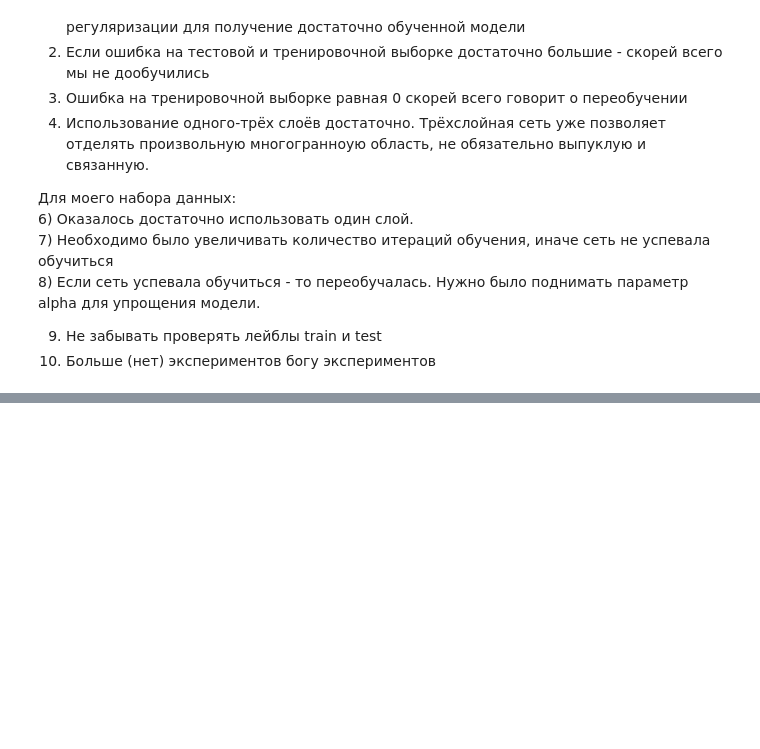
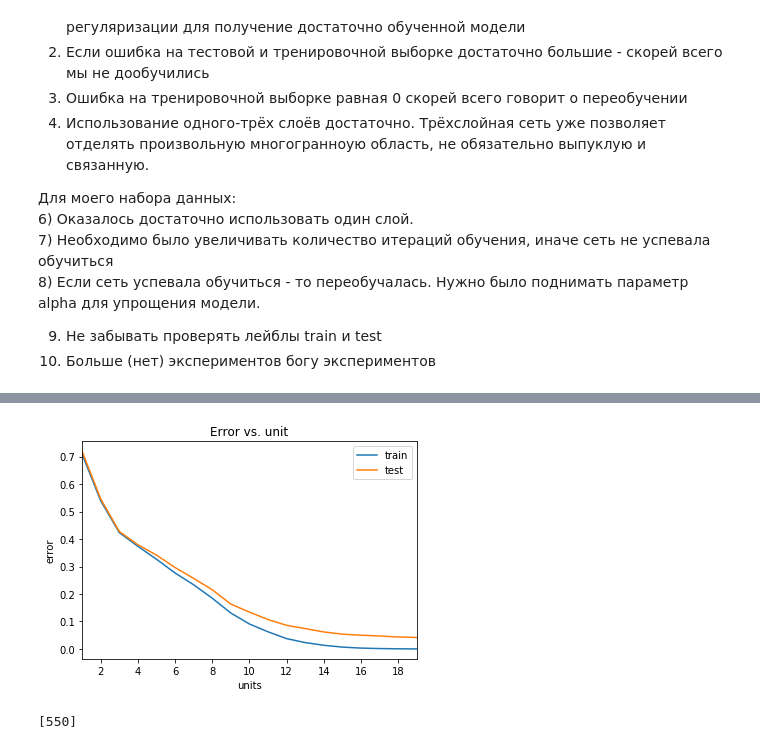
Before and after one commit to Lenferd/Machine-Learning, a Jupyter notebook: L1-dataset_review/letter-recognition-review.ipynb, the cells around one changed output, grey strips where cells are left out. Cells and saved outputs as stored; diff of their text form; code cells hidden in the pictures; blank space fills up the shorter version.

```diff
--- a/L1-dataset_review/letter-recognition-review.ipynb
+++ b/L1-dataset_review/letter-recognition-review.ipynb
@@ -1419,0 +1508,12 @@ pass
+# %%
+max_depth_arr = np.arange(1, 20, 1)
+test_err = []
+train_err = []
+for depth in max_depth_arr:
+    clf = RandomForestClassifier(n_estimators=200, max_depth=depth, random_state=42)
+    clf.fit(X_train, y_train)
+
+    y_train_pred = clf.predict(X_train)
+    y_test_pred = clf.predict(X_test)
+    train_err.append(np.mean(y_train != y_train_pred))
+    test_err.append(np.mean(y_test != y_test_pred))
@@ -1419,0 +1528,11 @@ pass
+# %%
+plt.plot(max_depth_arr, train_err, label = 'train')
+plt.plot(max_depth_arr, test_err, label = 'test')
+plt.xlim([np.min(max_depth_arr), np.max(max_depth_arr)])
+plt.title('Error vs. unit')
+plt.xlabel('units')
+plt.ylabel('error')
+plt.legend()
+pass
+# %% [output]
+[figure, added]
@@ -1419,0 +1551,8 @@ pass
+# %%
+min_train_err = np.min(train_err)
+min_test_err = np.min(test_err)
+
+estimators_opt = estimators_arr[test_err == min_test_err]
+print(estimators_opt)
+# %% [output]
+[550]
```
Also changed, not shown: parts of 19 cells of this notebook.
